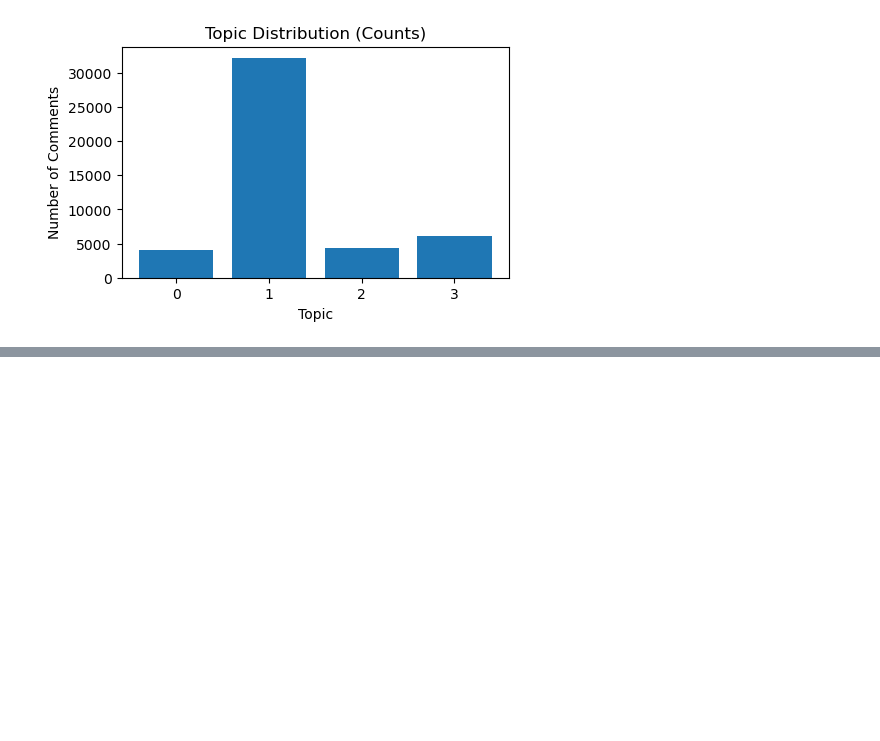
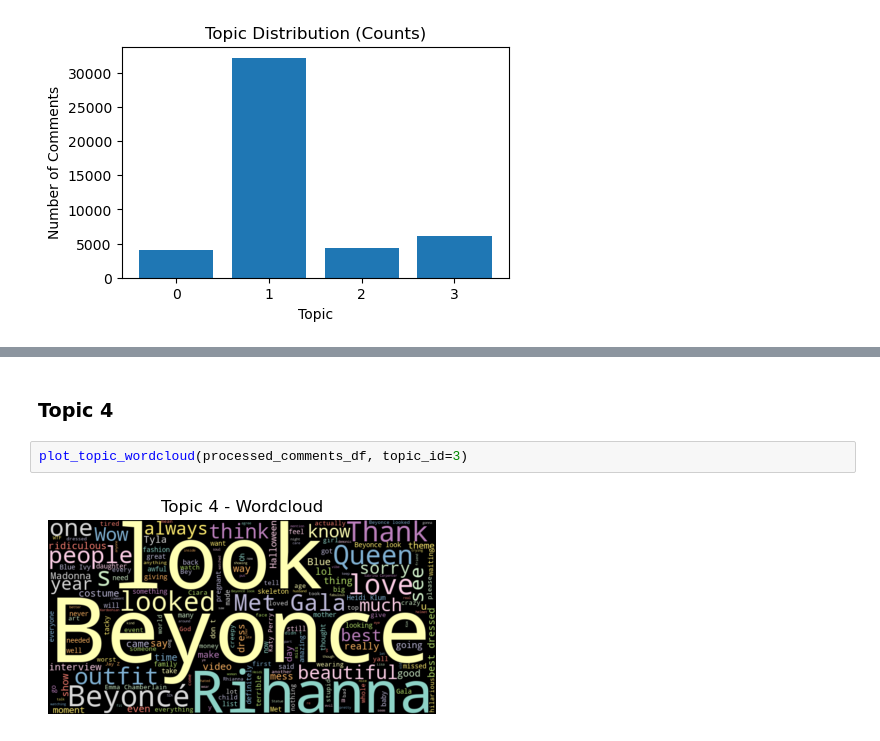
Before and after one commit to gnol-123/Network-Analysis-Project, a Jupyter notebook: notebooks/05_topic_modelling_and_analysis.ipynb, the cells around one changed output, grey strips where cells are left out. Saved outputs shown, nothing was run; the diff lists cells and outputs as text; blank space fills up the shorter version.

```diff
--- a/notebooks/05_topic_modelling_and_analysis.ipynb
+++ b/notebooks/05_topic_modelling_and_analysis.ipynb
@@ -762,0 +803,6 @@ plt.show()
+# %% [markdown]
+### Topic 4
+# %%
+plot_topic_wordcloud(processed_comments_df, topic_id=3)
+# %% [output]
+[figure, added]
```
Also changed, not shown: parts of 8 cells of this notebook.
